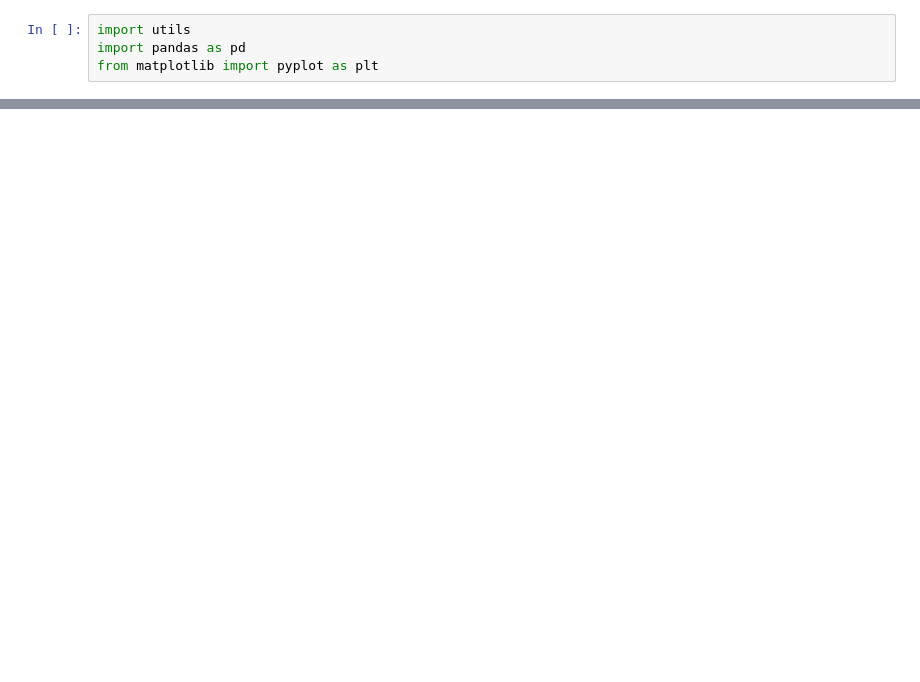
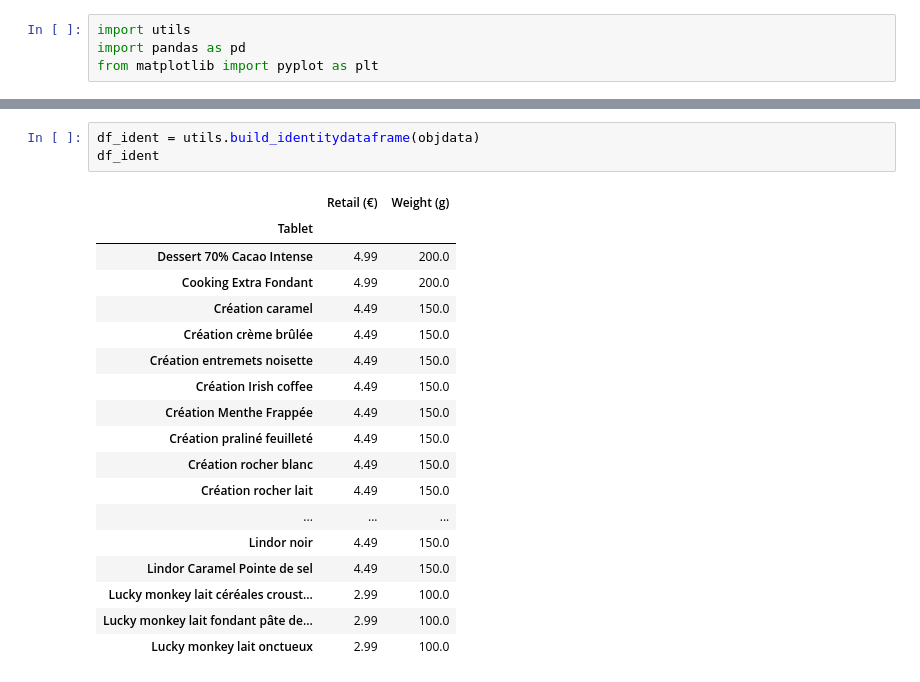
Before and after one commit to antoine-pirog/Lindtomancy, a Jupyter notebook: lindtomancy.ipynb, the cells around one changed output, grey strips where cells are left out. Drawn from its saved outputs; the diff is of its cells as text; blank space fills up the shorter version.

```diff
--- a/lindtomancy.ipynb
+++ b/lindtomancy.ipynb
@@ -17,0 +30,22 @@ df.head()
+# %%
+df_ident = utils.build_identitydataframe(objdata)
+df_ident
+# %% [output]
+|  | Retail (€) | Weight (g) |
+| Tablet |  |  |
+| Dessert 70% Cacao Intense | 4.99 | 200.0 |
+| Cooking Extra Fondant | 4.99 | 200.0 |
+| Création caramel | 4.49 | 150.0 |
+| Création crème brûlée | 4.49 | 150.0 |
+| Création entremets noisette | 4.49 | 150.0 |
+| Création Irish coffee | 4.49 | 150.0 |
+| Création Menthe Frappée | 4.49 | 150.0 |
+| Création praliné feuilleté | 4.49 | 150.0 |
+| Création rocher blanc | 4.49 | 150.0 |
+| Création rocher lait | 4.49 | 150.0 |
+| ... | ... | ... |
+| Lindor noir | 4.49 | 150.0 |
+| Lindor Caramel Pointe de sel | 4.49 | 150.0 |
+| Lucky monkey lait céréales croust... | 2.99 | 100.0 |
+| Lucky monkey lait fondant pâte de... | 2.99 | 100.0 |
+| Lucky monkey lait onctueux | 2.99 | 100.0 |
```
Also changed, not shown: parts of 4 cells of this notebook, 1 other file.
